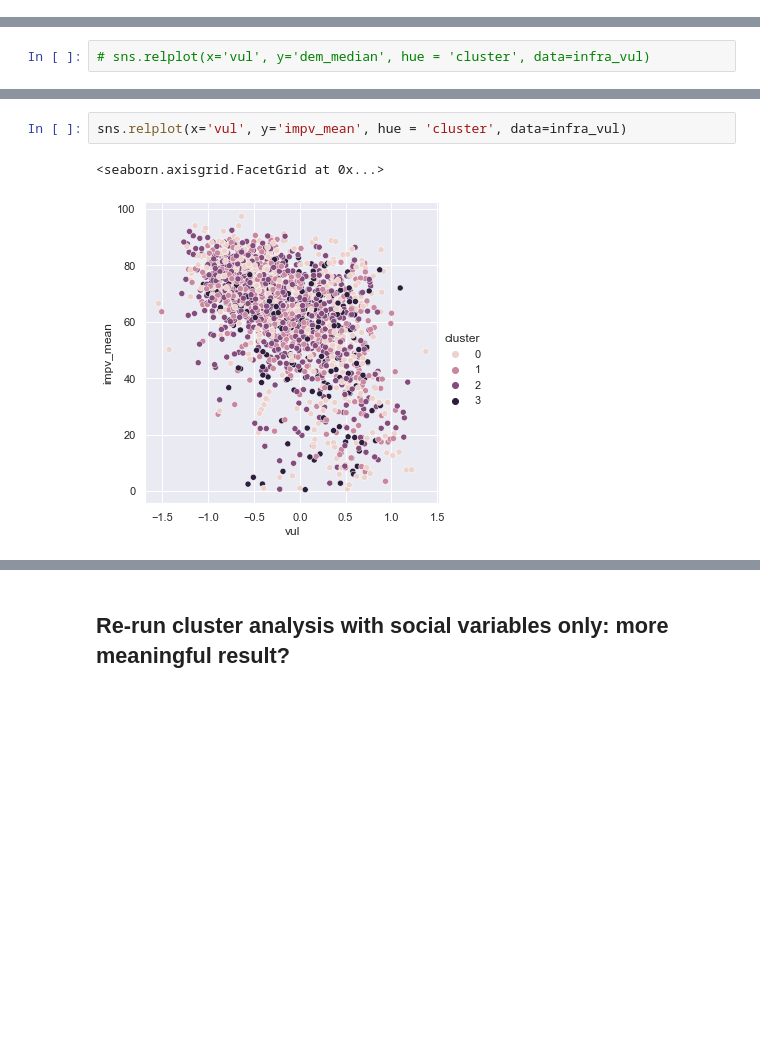
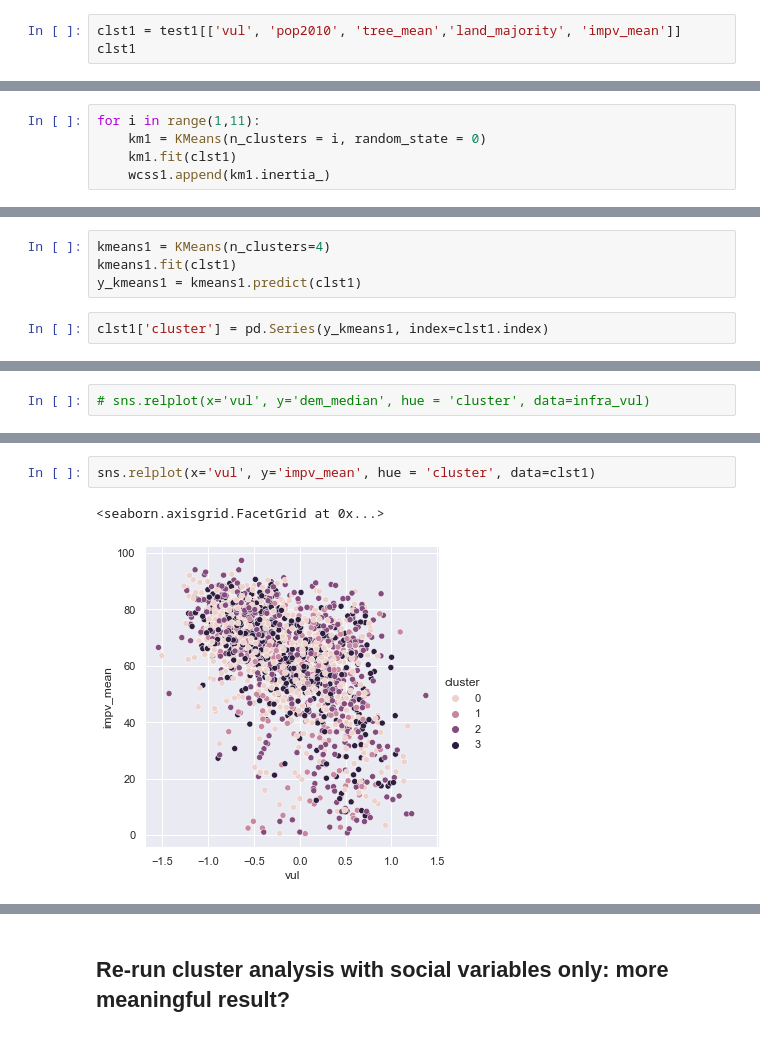
Before and after one commit to janderson5417/earthgrids_v2, a Jupyter notebook: k-means_clustering.ipynb, the cells around one changed output, grey strips where cells are left out. Drawn from its saved outputs; the diff is of its cells as text; blank space fills up the shorter version.

```diff
--- a/k-means_clustering.ipynb
+++ b/k-means_clustering.ipynb
@@ -168,0 +332,3 @@ test2
+# %%
+clst1 = test1[['vul', 'pop2010', 'tree_mean','land_majority', 'impv_mean']]
+clst1
@@ -168,0 +349,5 @@ test2
+# %%
+for i in range(1,11):
+    km1 = KMeans(n_clusters = i, random_state = 0)
+    km1.fit(clst1)
+    wcss1.append(km1.inertia_)
@@ -168,0 +363,6 @@ test2
+# %%
+kmeans1 = KMeans(n_clusters=4)
+kmeans1.fit(clst1)
+y_kmeans1 = kmeans1.predict(clst1)
+# %%
+clst1['cluster'] = pd.Series(y_kmeans1, index=clst1.index)
@@ -249,6 +406,6 @@ sns.relplot(x='vul', y='tree_mean', hue = 'cluster', data=infra_vul)
 # %%
-sns.relplot(x='vul', y='impv_mean', hue = 'cluster', data=infra_vul)
+sns.relplot(x='vul', y='impv_mean', hue = 'cluster', data=clst1)
 # %% [output]
 <seaborn.axisgrid.FacetGrid at 0x...>
-[figure, old version]
+[figure, new version]
 # %%
```
Also changed, not shown: parts of 74 cells of this notebook, 2 other files.
